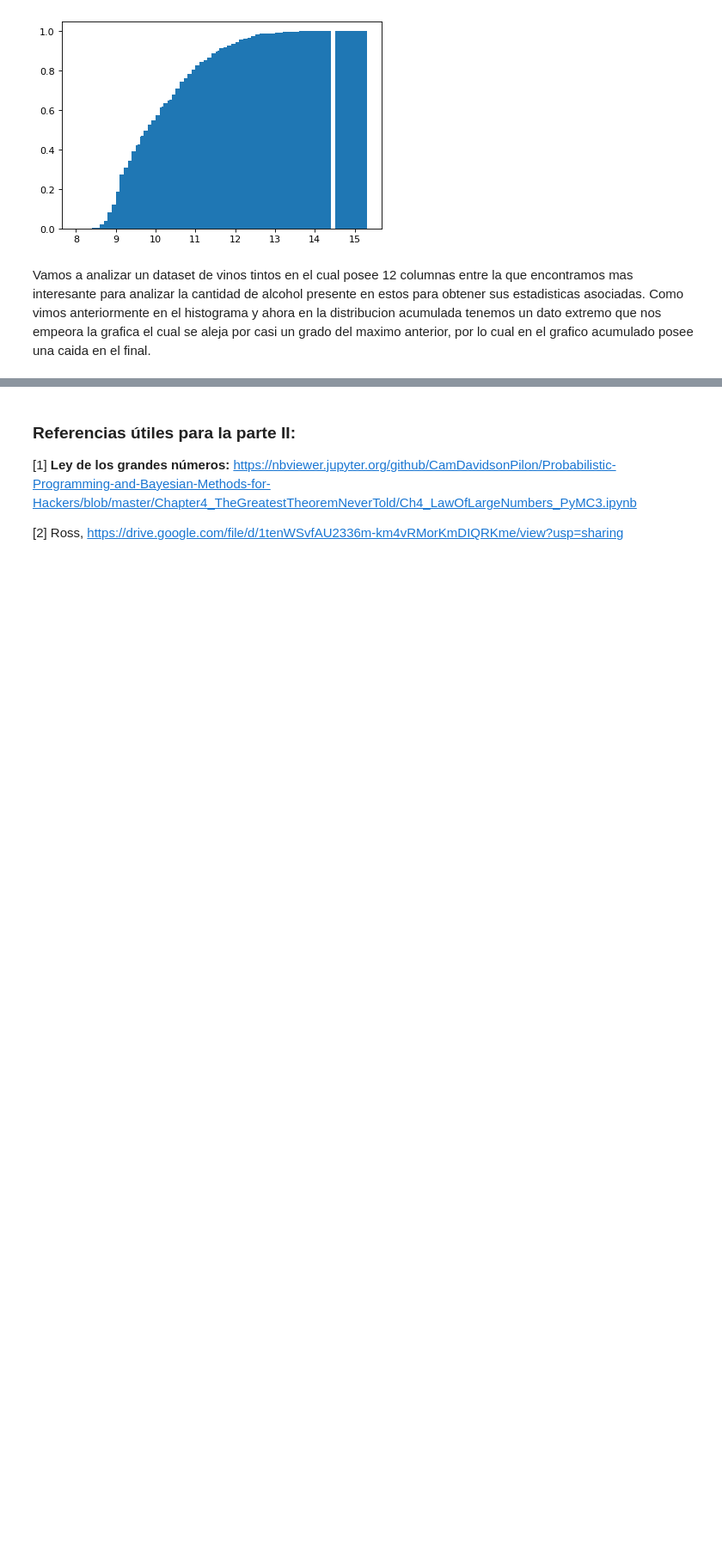
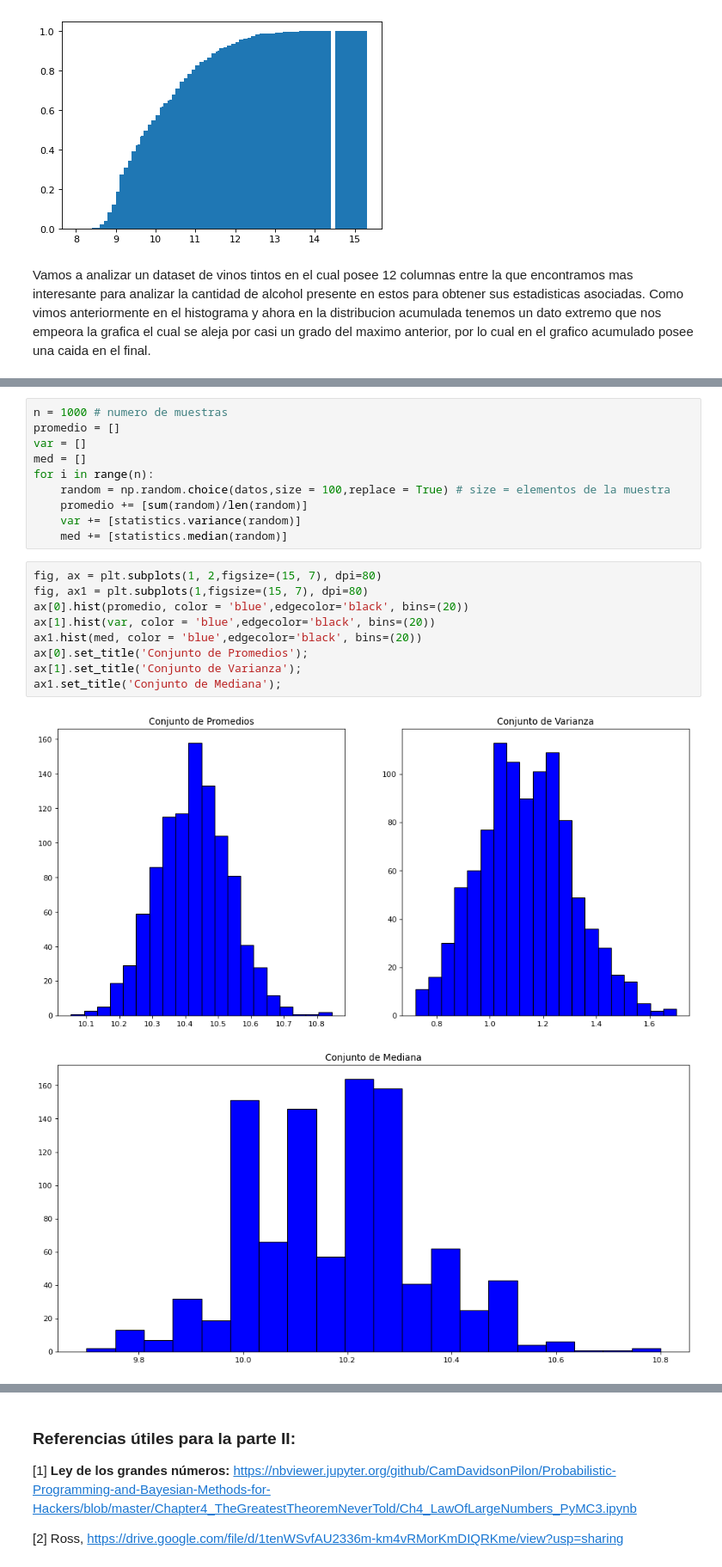
Before and after one commit to SLaraB/Simulaci-n-II-2022, a Jupyter notebook: ProyectoUnidad1.ipynb, the cells around one changed output, grey strips where cells are left out. Shown: that part at 86% size. Saved outputs shown, nothing was run; the diff lists cells and outputs as text; blank space fills up the shorter version.

```diff
--- a/ProyectoUnidad1.ipynb
+++ b/ProyectoUnidad1.ipynb
@@ -339,0 +384,22 @@ display(ip.children[-1])#Show the output
+# %%
+n = 1000 # numero de muestras
+promedio = []
+var = []
+med = []
+for i in range(n):
+    random = np.random.choice(datos,size = 100,replace = True) # size = elementos de la muestra
+    promedio += [sum(random)/len(random)]
+    var += [statistics.variance(random)]
+    med += [statistics.median(random)]
+# %%
+fig, ax = plt.subplots(1, 2,figsize=(15, 7), dpi=80)
+fig, ax1 = plt.subplots(1,figsize=(15, 7), dpi=80)
+ax[0].hist(promedio, color = 'blue',edgecolor='black', bins=(20))
+ax[1].hist(var, color = 'blue',edgecolor='black', bins=(20))
+ax1.hist(med, color = 'blue',edgecolor='black', bins=(20))
+ax[0].set_title('Conjunto de Promedios');
+ax[1].set_title('Conjunto de Varianza');
+ax1.set_title('Conjunto de Mediana');
+# %% [output]
+[figure, added]
+[figure, added]
```
Also changed, not shown: parts of 15 cells of this notebook.
